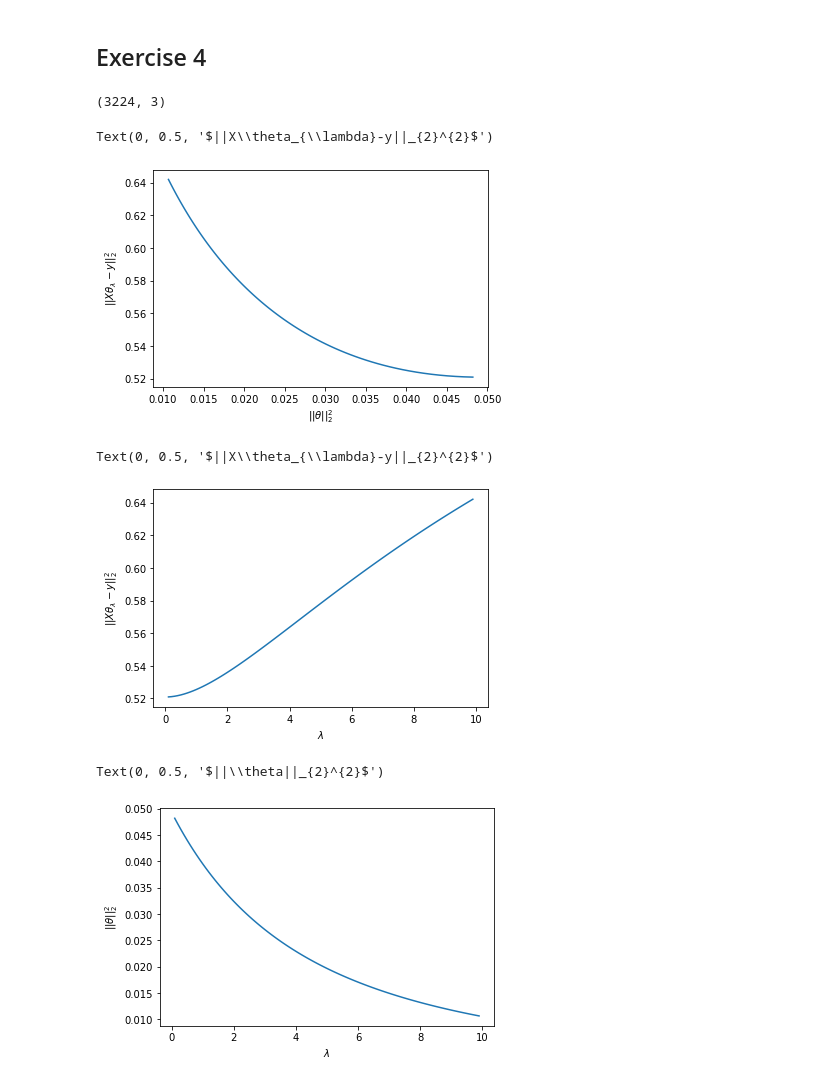
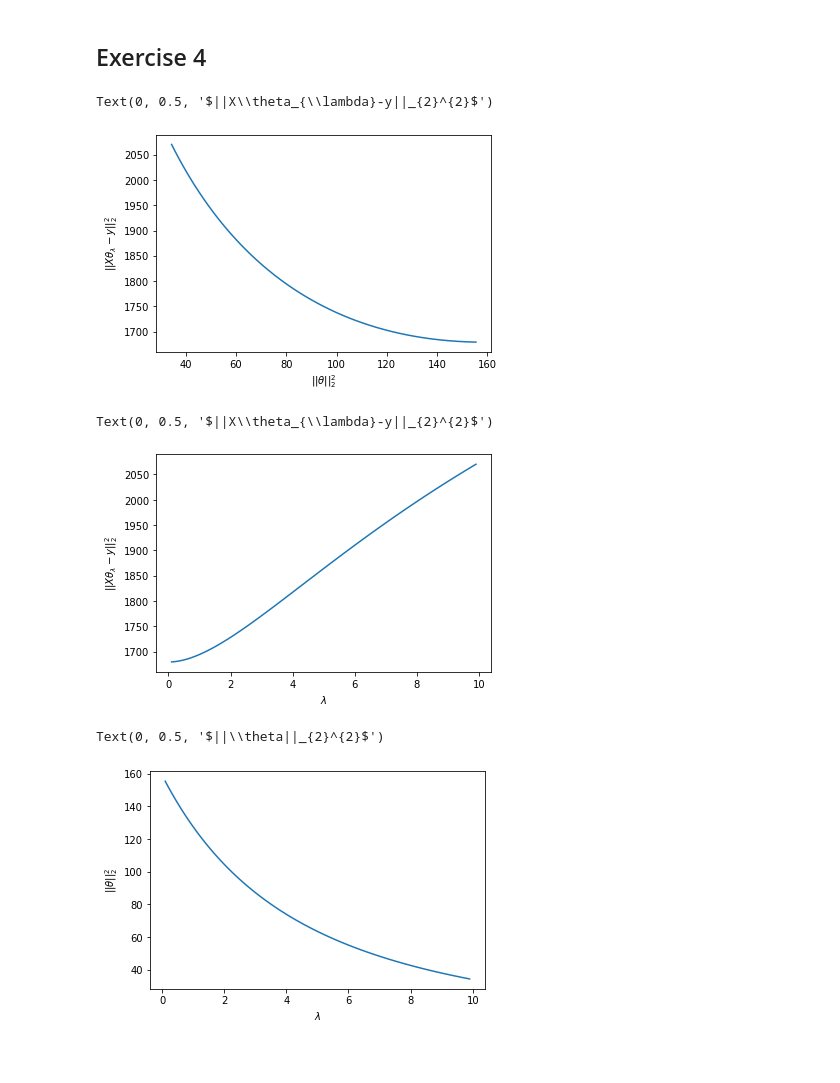
Before and after one commit to Mrxiangli/ECE595, a Jupyter notebook: hw2/hw2.ipynb, the cells around one changed output. Cells and saved outputs as stored; diff of their text form; code cells hidden in the pictures; blank space fills up the shorter version.

```diff
--- a/hw2/hw2.ipynb
+++ b/hw2/hw2.ipynb
@@ -261,43 +265,42 @@ The recall of this classifier is 0.8203592814371258
 # %%
 #4-a
 lamda = np.arange(0.1,10,0.1)
 y_male = np.matrix(np.ones(male_data.shape[0])).T
 y_female = np.matrix(-1*np.ones(female_data.shape[0])).T
 y = np.vstack((y_male,y_female))
 X = np.vstack((male_data,female_data))
 bias = np.matrix(np.ones(y.shape[0]))
 X=np.vstack((X.T,bias)).T
 N=y.shape[0]
-print(X.shape)
+
 theta_norm = []
 loss_norm = []
 for each in lamda:
     theta_tmp = np.linalg.inv(X.T@X+each*np.eye(X.shape[1]))@X.T@y
-    norm_tmp = np.linalg.norm(np.dot(X, theta_tmp)-y)**2/N
-    norm_theta = np.linalg.norm(theta_tmp)**2/N
+    norm_tmp = np.linalg.norm(np.dot(X, theta_tmp)-y)**2
+    norm_theta = np.linalg.norm(theta_tmp)**2
     loss_norm.append(norm_tmp)
     theta_norm.append(norm_theta)
 plt.plot(theta_norm,loss_norm)
 plt.xlabel(r"$||\theta||_{2}^{2}$")
 plt.ylabel(r"$||X\theta_{\lambda}-y||_{2}^{2}$")
 # %% [output]
-(3224, 3)
+Text(0, 0.5, '$||X\\theta_{\\lambda}-y||_{2}^{2}$')
-Text(0, 0.5, '$||X\\theta_{\\lambda}-y||_{2}^{2}$')
-[figure, old version]
+[figure, new version]
 # %%
 plt.plot(lamda,loss_norm)
 plt.xlabel(r"$\lambda$")
 plt.ylabel(r"$||X\theta_{\lambda}-y||_{2}^{2}$")
 # %% [output]
 Text(0, 0.5, '$||X\\theta_{\\lambda}-y||_{2}^{2}$')
-[figure, old version]
+[figure, new version]
 # %%
 plt.plot(lamda,theta_norm)
 plt.xlabel(r"$\lambda$")
 plt.ylabel(r"$||\theta||_{2}^{2}$")
 # %% [output]
 Text(0, 0.5, '$||\\theta||_{2}^{2}$')
-[figure, old version]
+[figure, new version]
 # %% [markdown]
 #4-b-i
 
```
Also changed, not shown: parts of 13 cells of this notebook, 1 other file.
